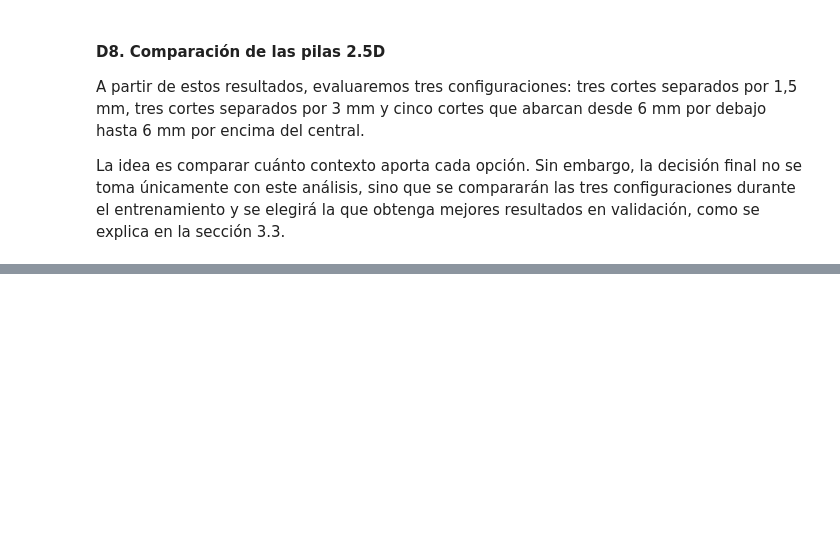
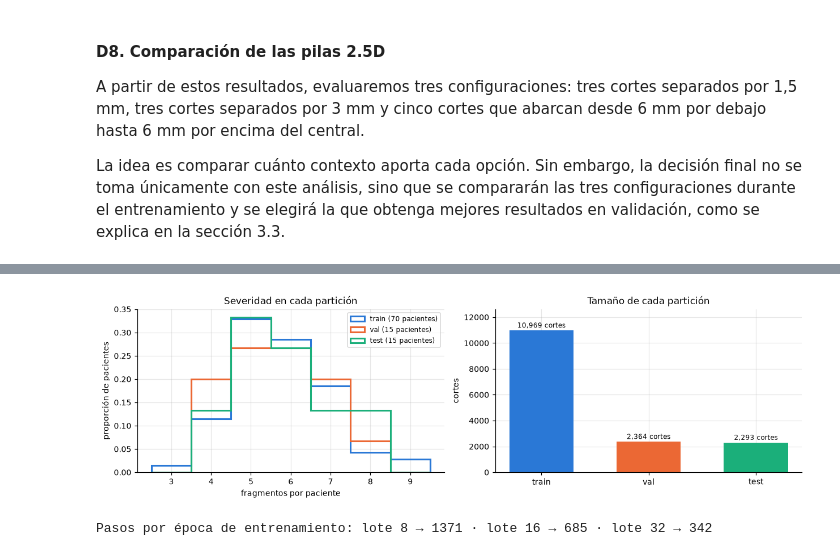
Before and after one commit to MarcAragon/proyecto_pengwin, a Jupyter notebook: Pengwin.ipynb, the cells around one changed output, grey strips where cells are left out. Drawn from its saved outputs; the diff is of its cells as text; code cells hidden in the pictures; blank space fills up the shorter version.

```diff
--- a/Pengwin.ipynb
+++ b/Pengwin.ipynb
@@ -1359,0 +1428,20 @@ La idea es comparar cuánto contexto aporta cada opción. Sin embargo, la decisi
+# %%
+fig, axs = plt.subplots(1, 2, figsize=(11.5, 3.5))
+bins = np.arange(severidad.min() - 0.5, severidad.max() + 1.5)
+for p, color in zip(PARTICIONES, COLOR.values()):
+    axs[0].hist(severidad[splits[p]], bins=bins, density=True, histtype="step", lw=2, color=color,
+                label=f"{p} ({len(splits[p])} pacientes)")
+axs[0].set(title="Severidad en cada partición", xlabel="fragmentos por paciente", ylabel="proporción de pacientes")
+axs[0].legend(fontsize=8)
+cortes = [len(filas_de(p)) for p in PARTICIONES]
+axs[1].bar(PARTICIONES, cortes, color=list(COLOR.values()), width=0.6)
+for i, c in enumerate(cortes):
+    axs[1].text(i, c + max(cortes) * 0.02, f"{c:,} cortes", ha="center", fontsize=8)
+axs[1].set(title="Tamaño de cada partición", ylabel="cortes", ylim=(0, max(cortes) * 1.15))
+fig.tight_layout()
+plt.show()
+
+print("Pasos por época de entrenamiento: " + " · ".join(f"lote {b} → {len(filas_de('train')) // b}" for b in (8, 16, 32)))
+# %% [output]
+[figure, added]
+Pasos por época de entrenamiento: lote 8 → 1371 · lote 16 → 685 · lote 32 → 342
```
Also changed, not shown: parts of 7 cells of this notebook.
